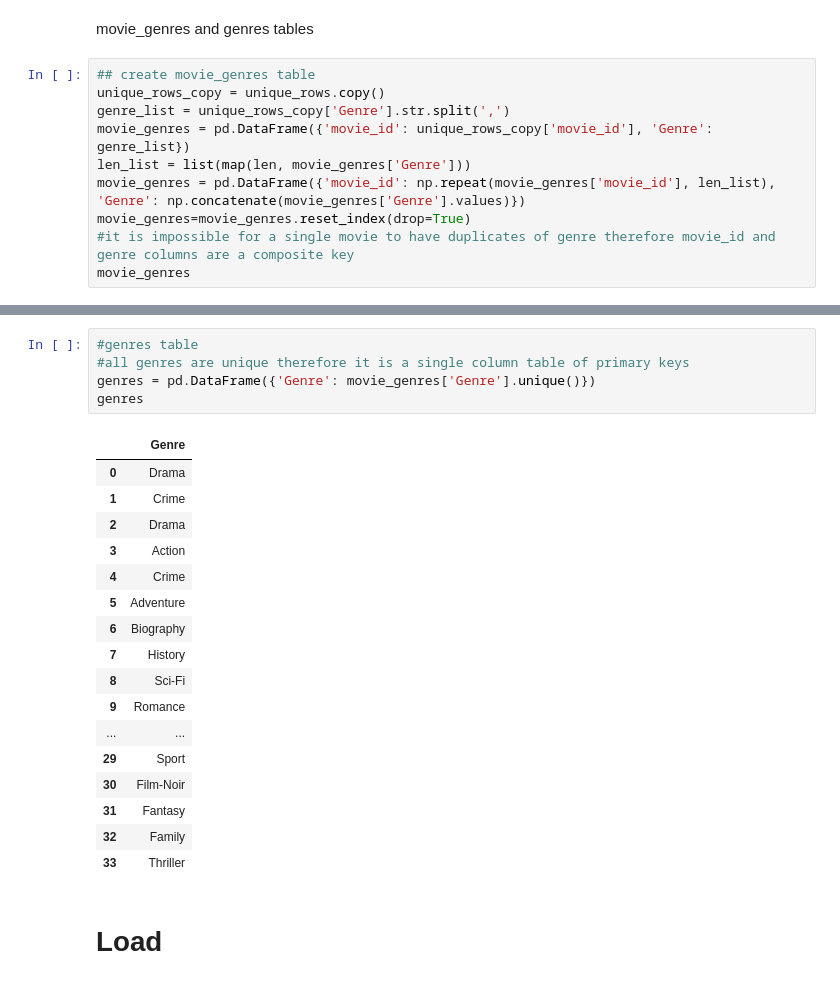
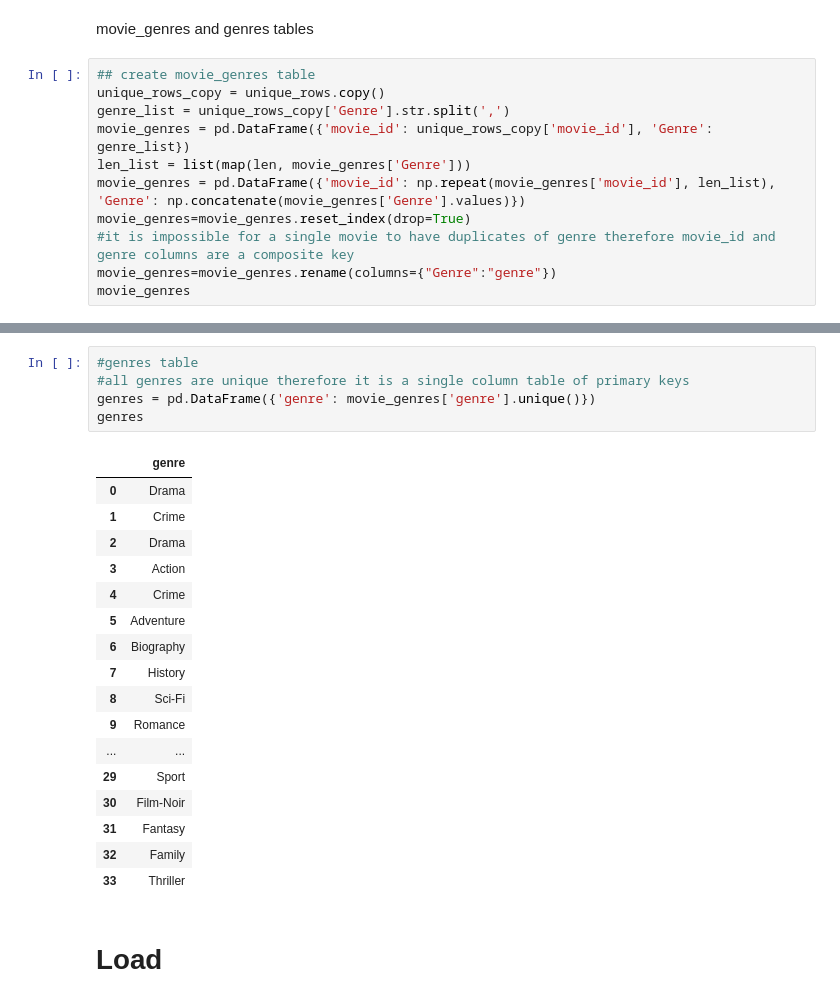
Before and after one commit to 0samvuong/Project-2-ETL-Group-6, a Jupyter notebook: movies.ipynb, the cells around one changed output, grey strips where cells are left out. Drawn from its saved outputs; the diff is of its cells as text.

```diff
--- a/movies.ipynb
+++ b/movies.ipynb
@@ -364,5 +370,6 @@ len_list = list(map(len, movie_genres['Genre']))
 movie_genres = pd.DataFrame({'movie_id': np.repeat(movie_genres['movie_id'], len_list), 'Genre': np.concatenate(movie_genres['Genre'].values)})
 movie_genres=movie_genres.reset_index(drop=True)
 #it is impossible for a single movie to have duplicates of genre therefore movie_id and genre columns are a composite key
+movie_genres=movie_genres.rename(columns={"Genre":"genre"})
 movie_genres
 # %% [output]
@@ -382,10 +389,10 @@ movie_genres
 # %%
 #genres table
 #all genres are unique therefore it is a single column table of primary keys
-genres = pd.DataFrame({'Genre': movie_genres['Genre'].unique()})
+genres = pd.DataFrame({'genre': movie_genres['genre'].unique()})
 genres
 # %% [output]
-|  | Genre |
+|  | genre |
 | 0 | Drama |
 | 1 | Crime |
 | 2 | Drama |
```
Also changed, not shown: parts of 7 cells of this notebook, 2 other files.
